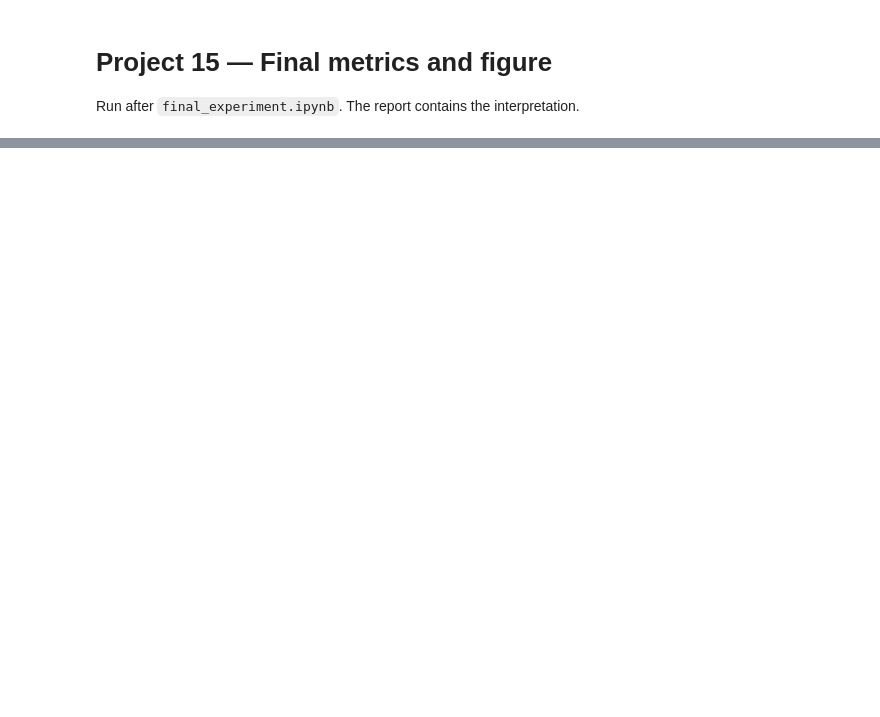
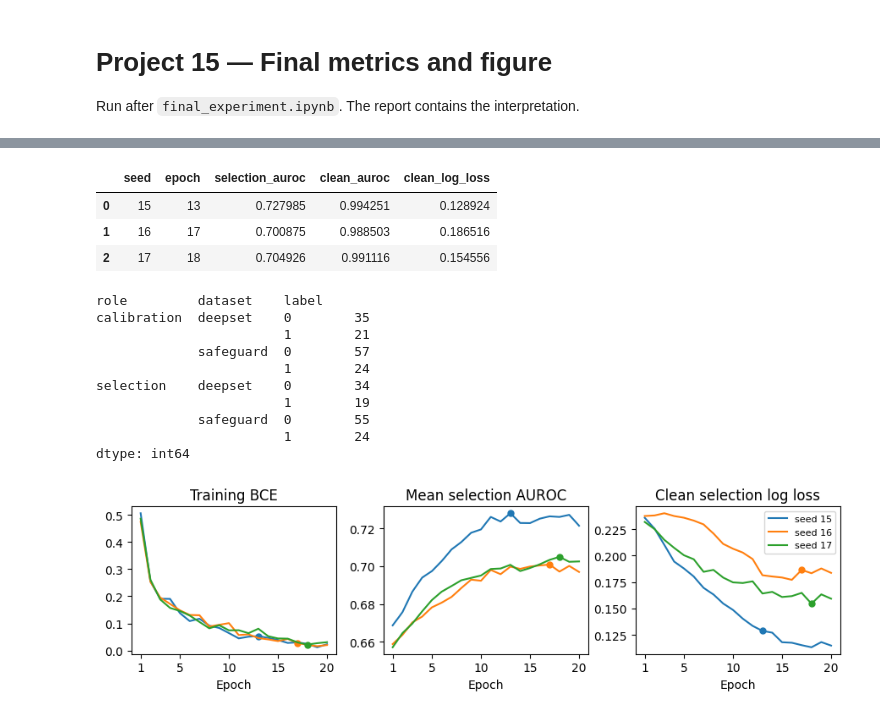
Before and after one commit to hungqbui/security_anaylytics_project, a Jupyter notebook: final_analysis.ipynb, the cells around one changed output, grey strips where cells are left out. Drawn from its saved outputs; the diff is of its cells as text; code cells hidden in the pictures; blank space fills up the shorter version.

```diff
--- a/final_analysis.ipynb
+++ b/final_analysis.ipynb
@@ -182,0 +184,42 @@ display(errors[["row_id", "label", "category", "source_text"]])
+# %%
+# Training diagnostics use validation data only; no test-set learning curves are selected.
+history = pd.read_csv("epoch_history.csv")
+roles = pd.read_csv("validation_roles.csv")
+picked = history.merge(runtimes[runtimes.value.eq("lora")][["seed", "selected_epoch"]],
+                       left_on=["seed", "epoch"], right_on=["seed", "selected_epoch"])
+assert len(picked) == 3
+assert history.groupby("seed").epoch.max().eq(20).all()
+display(picked[["seed", "epoch", "selection_auroc", "clean_auroc", "clean_log_loss"]])
+display(roles.groupby(["role", "dataset", "label"]).size())
+figure, axes = plt.subplots(1, 3, figsize=(9, 2.7))
+for seed, group in history.groupby("seed"):
+    selected = picked[picked.seed.eq(seed)].iloc[0]
+    for axis, metric, title in zip(axes,
+            ["train_loss", "selection_auroc", "clean_log_loss"],
+            ["Training BCE", "Mean selection AUROC", "Clean selection log loss"]):
+        line, = axis.plot(group.epoch, group[metric], label=f"seed {seed}")
+        axis.plot(selected.epoch, selected[metric], "o", color=line.get_color(), markersize=5)
+        axis.set_title(title)
+        axis.set_xlabel("Epoch")
+        axis.set_xticks([1, 5, 10, 15, 20])
+axes[-1].legend(fontsize=8)
+figure.tight_layout()
+figure.savefig("validation_training_curves.pdf", bbox_inches="tight")
+figure.savefig("validation_training_curves.png", dpi=180, bbox_inches="tight")
+plt.show()
+# %% [output]
+|  | seed | epoch | selection_auroc | clean_auroc | clean_log_loss |
+| 0 | 15 | 13 | 0.727985 | 0.994251 | 0.128924 |
+| 1 | 16 | 17 | 0.700875 | 0.988503 | 0.186516 |
+| 2 | 17 | 18 | 0.704926 | 0.991116 | 0.154556 |
+role         dataset    label
+calibration  deepset    0        35
+                        1        21
+             safeguard  0        57
+                        1        24
+selection    deepset    0        34
+                        1        19
+             safeguard  0        55
+                        1        24
+dtype: int64
+[figure, added]
```
Also changed, not shown: parts of 3 cells of this notebook, 32 other files.
